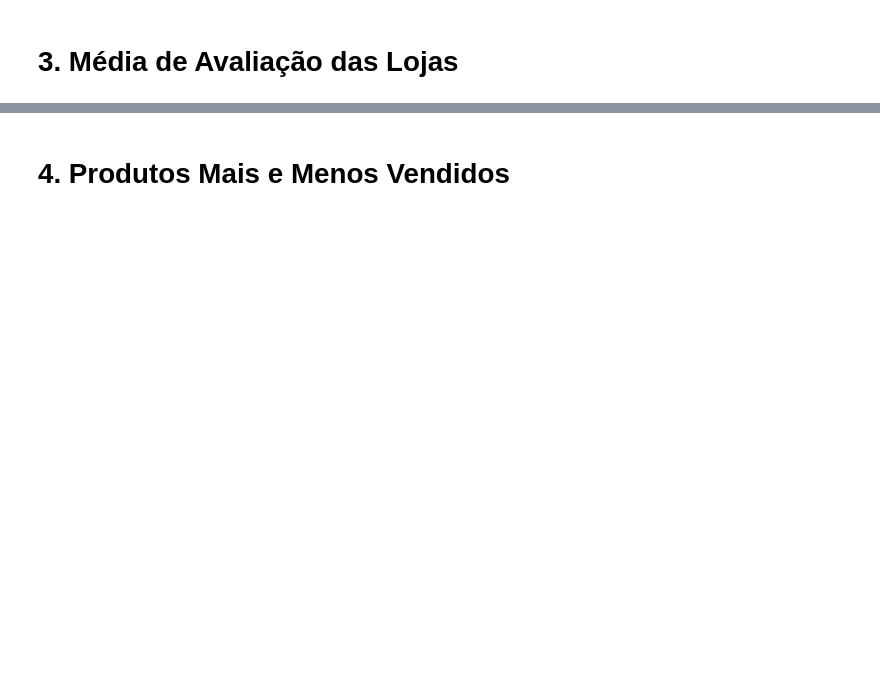
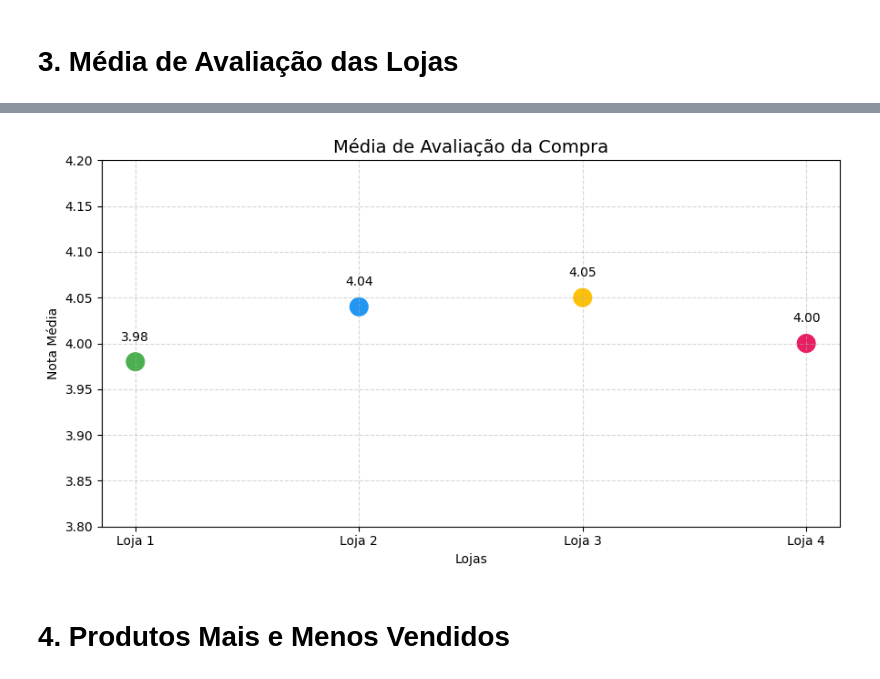
Before and after one commit to inatagan/challenge_alurastore, a Jupyter notebook: src/AluraStoreBr.ipynb, the cells around one changed output, grey strips where cells are left out. Cells and saved outputs as stored; diff of their text form; code cells hidden in the pictures; blank space fills up the shorter version.

```diff
--- a/src/AluraStoreBr.ipynb
+++ b/src/AluraStoreBr.ipynb
@@ -40,2 +183,33 @@ ModuleNotFoundError: No module named 'pandas'
+# %%
+#Gerar gráfico de dispersão para as avaliações
+lojas = ["Loja 1", "Loja 2", "Loja 3", "Loja 4"]
+avaliacoes = [3.98, 4.04, 4.05, 4.00]
+cores = ['#4CAF50', '#2196F3', '#FFC107', '#E91E63']
+
+# Converter categorias para posições no eixo X
+x = range(len(lojas))
+
+plt.figure(figsize=(9,5))
+
+# Plotando os pontos
+plt.scatter(x, avaliacoes, color=cores, s=200)
+
+# Adicionando os valores acima dos pontos
+for i, nota in enumerate(avaliacoes):
+    plt.text(i, nota + 0.02, f"{nota:.2f}", ha='center', va='bottom', fontsize=10)
+
+# Configurações do gráfico
+plt.title("Média de Avaliação da Compra", fontsize=14)
+plt.xlabel("Lojas")
+plt.ylabel("Nota Média")
+plt.xticks(x, lojas)  # Define os nomes das lojas no eixo X
+plt.ylim(3.8, 4.2)
+plt.grid(True, linestyle='--', alpha=0.5)
+
+plt.tight_layout()
+plt.savefig("grafico_dispersao_avaliacao.png", dpi=300, bbox_inches='tight')
+plt.show()
+# %% [output]
+[figure, added]
 # %% [markdown]
 # 4. Produtos Mais e Menos Vendidos
```
Also changed, not shown: parts of 13 cells of this notebook, 3 other files.
